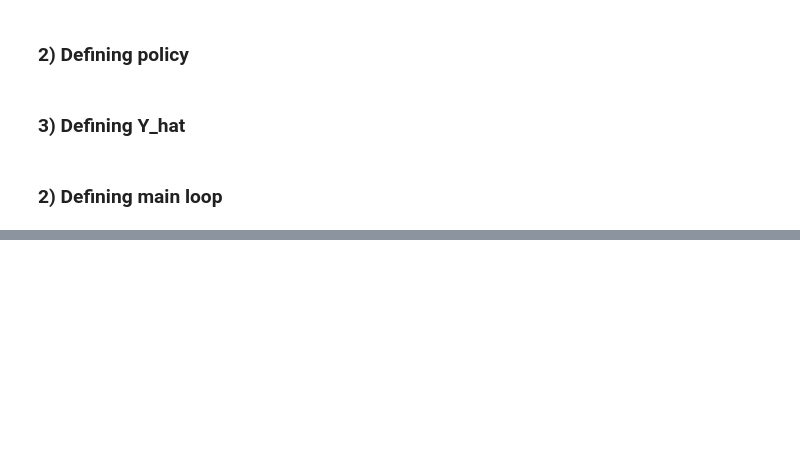
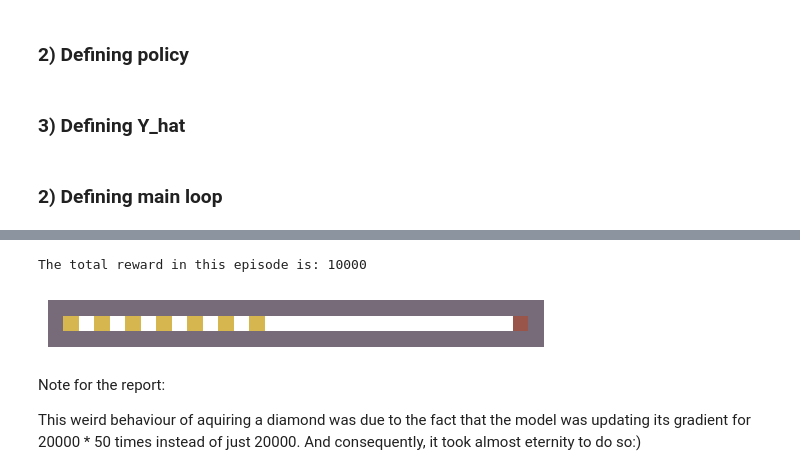
Before and after one commit to ahmedtarek-/Deep-Q-Learning, a Jupyter notebook: deep_q_learning_arina.ipynb, the cells around one changed output, grey strips where cells are left out. Saved outputs shown, nothing was run; the diff lists cells and outputs as text; code cells hidden in the pictures; blank space fills up the shorter version.

```diff
--- a/deep_q_learning_arina.ipynb
+++ b/deep_q_learning_arina.ipynb
@@ -290,0 +345,10 @@ False
+# %%
+run_trained_model_visual(env, m_diamond)
+# %% [output]
+The total reward in this episode is: 10000
+[figure, added]
+# %% [markdown]
+Note for the report:
+
+This weird behaviour of aquiring a diamond was due to the fact that the model was updating its gradient for 20000 * 50 times instead of just 20000.
+And consequently, it took almost eternity to do so:)
```
Also changed, not shown: parts of 26 cells of this notebook, 1 other file.
